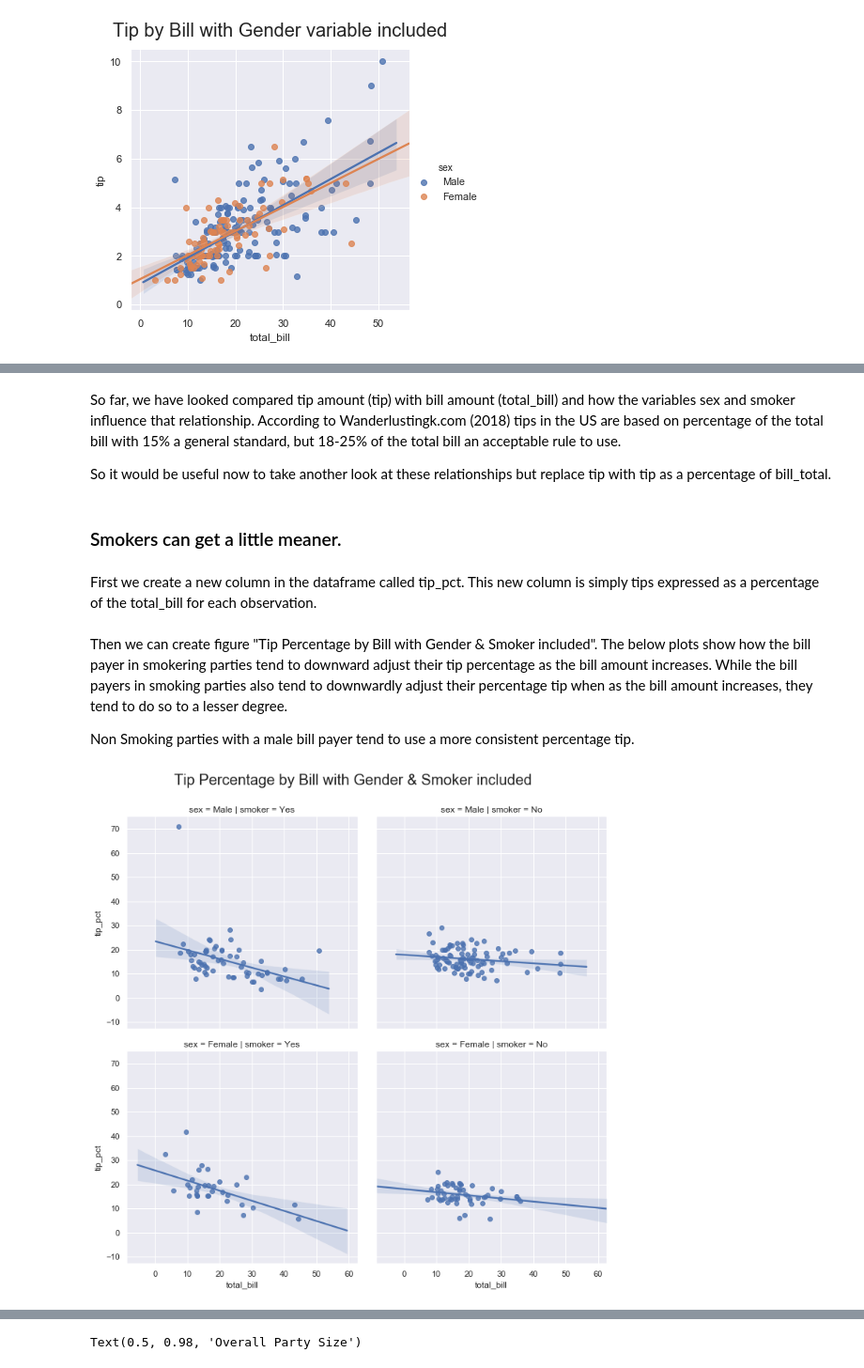
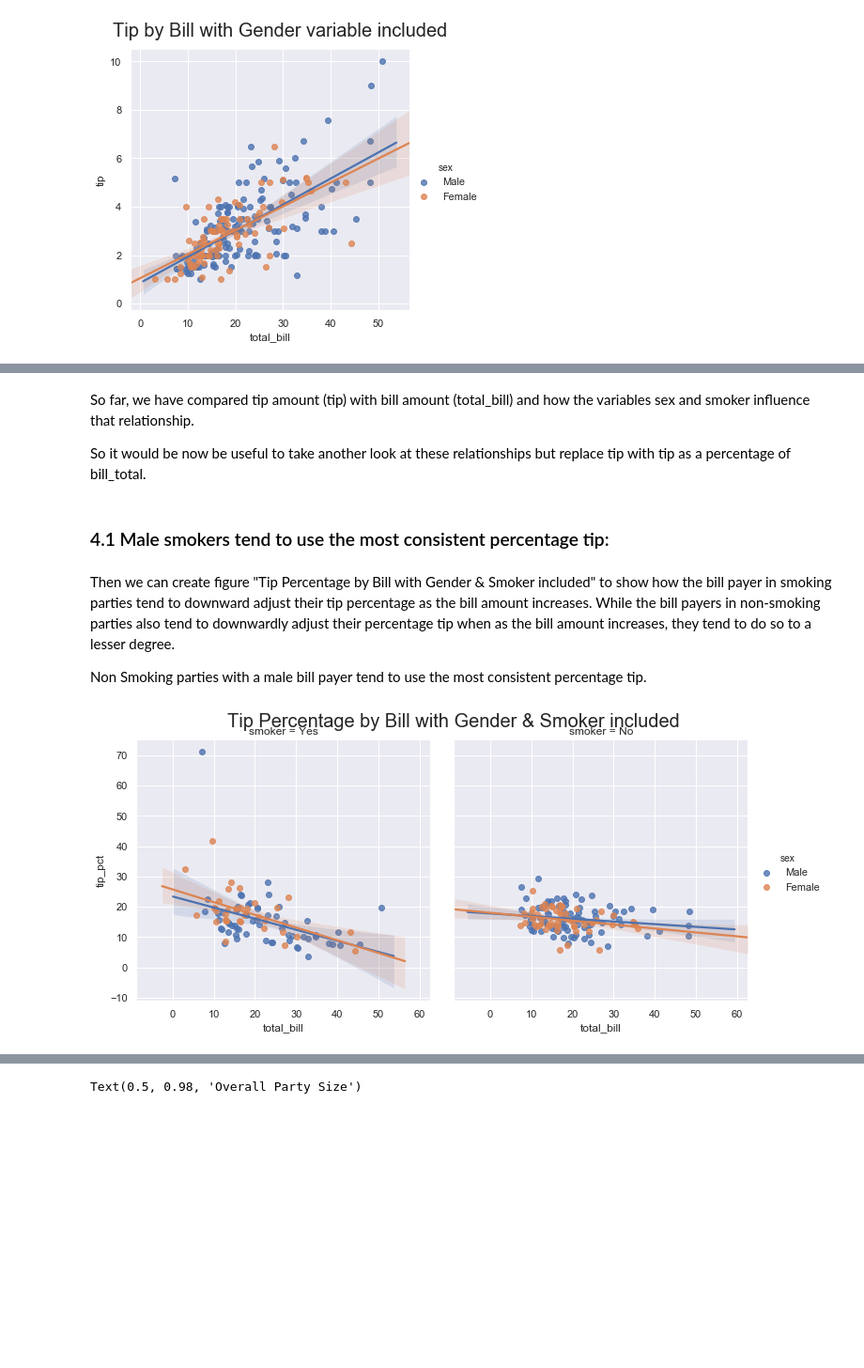
Before and after one commit to fionaoriordan/52446_19_tips, a Jupyter notebook: tips_notebook.ipynb, the cells around one changed output, grey strips where cells are left out. Shown at 94% size. Cells and saved outputs as stored; diff of their text form; code cells hidden in the pictures; blank space fills up the shorter version.

```diff
--- a/tips_notebook.ipynb
+++ b/tips_notebook.ipynb
@@ -502,8 +528,4 @@ plt.show()
 # %% [markdown]
-So far, we have looked compared tip amount (tip) with bill amount (total_bill) and how the variables sex and smoker influence that relationship. According to Wanderlustingk.com (2018) tips in the US are based on percentage of the total bill with 15% a general standard, but 18-25% of the total bill an acceptable rule to use.
+So far, we have compared tip amount (tip) with bill amount (total_bill) and how the variables sex and smoker influence that relationship.
 
-So it would be useful now to take another look at these relationships but replace tip with tip as a percentage of bill_total.
+So it would be now be useful  to take another look at these relationships but replace tip with tip as a percentage of bill_total.
-# %% [markdown]
-### Smokers can get a little meaner.
-# %% [markdown]
-First we create a new column in the dataframe called tip_pct. This new column is simply tips expressed as a percentage of the total_bill for each observation.
@@ -514,16 +532,17 @@ df['tip_pct'] = 100 * df['tip'] / df['total_bill']
+# %% [markdown]
+### 4.1 Male smokers tend to use the most consistent percentage tip:
 # %% [markdown]
-Then we can create figure "Tip Percentage by Bill with Gender & Smoker included". The below plots show how the bill payer in smokering parties tend to downward adjust their tip percentage as the bill amount increases. While the bill payers in smoking parties also tend to downwardly adjust their percentage tip when as the bill amount increases, they tend to do so to a lesser degree.
+Then we can create figure "Tip Percentage by Bill with Gender & Smoker included" to show how the bill payer in smoking parties tend to downward adjust their tip percentage as the bill amount increases. While the bill payers in non-smoking parties also tend to downwardly adjust their percentage tip when as the bill amount increases, they tend to do so to a lesser degree.
 
-Non Smoking parties with a male bill payer tend to use a more consistent percentage tip.
+Non Smoking parties with a male bill payer tend to use the most consistent percentage tip.
 # %%
 
-
 # create a seaborn lmplot
-g4 = sns.lmplot(x="total_bill", y="tip_pct", col = 'smoker', row = 'sex', data=df)
+g4 = sns.lmplot(x="total_bill", y="tip_pct", hue = 'sex', col = 'smoker', data=df)
 
 #Adapted from :https://stackoverflow.com/a/42030162 to adjust the title up a little
 g4.fig.subplots_adjust(top=0.9)
 g4.fig.suptitle("Tip Percentage by Bill with Gender & Smoker included", fontsize = 20)
 plt.show()
 # %% [output]
-[figure, old version]
+[figure, new version]
```
Also changed, not shown: parts of 45 cells of this notebook.
